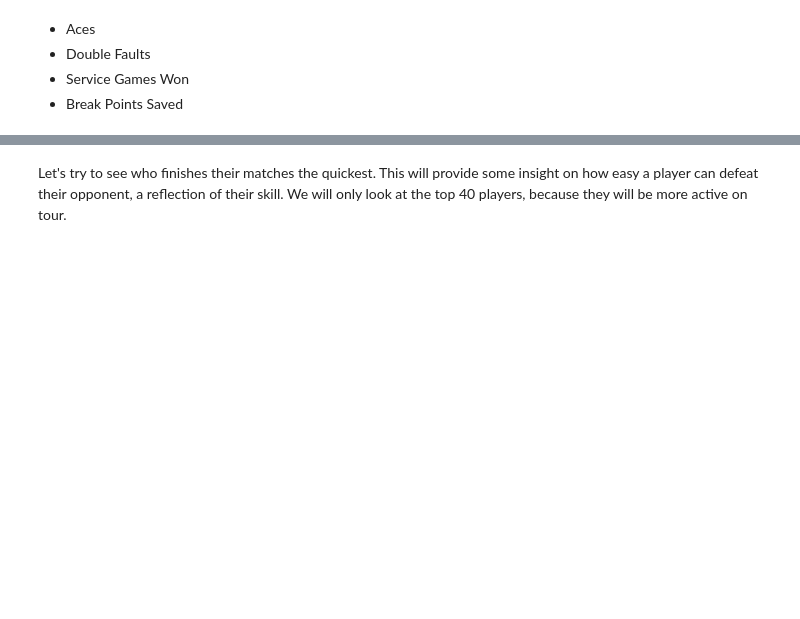
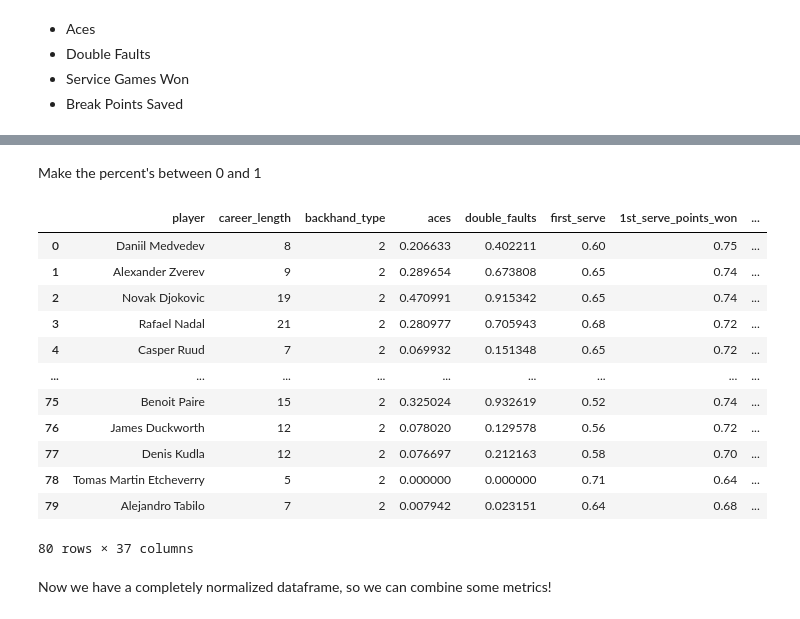
Before and after one commit to uodonnell/TennisEDA, a Jupyter notebook: notebook.ipynb, the cells around one changed output, grey strips where cells are left out. Saved outputs shown, nothing was run; the diff lists cells and outputs as text; code cells hidden in the pictures; blank space fills up the shorter version.

```diff
--- a/notebook.ipynb
+++ b/notebook.ipynb
@@ -226,6 +281,22 @@ tennis
-# %%
-tennis['total_games_played'] = tennis['service_games_played'] + tennis['return_games_played']
-
-tennis['avg_games_played_yr'] = tennis.apply(lambda x : x['total_games_played'] / float(x['career_length']), axis = 1)
-# %% [markdown]
-Let's try to see who finishes their matches the quickest. This will provide some insight on how easy a player can defeat their opponent, a reflection of their skill. We will only look at the top 40 players, because they will be more active on tour.
+# %%
+normalize = ['aces', 'double_faults','break_points_faced', 'service_games_played',
+       'total_service_points_won', 'total_break_pts',
+       'return_games_played', 'total_service_games_won', 'total_return_games_won',
+       'total_games_played', 'total_games_won', 'total_break_points_saved',
+       'avg_aces_yr', 'avg_double_faults_yr', 'avg_break_points_faced_yr',
+       'avg_service_games_played_yr', 'avg_total_break_pts_yr',
+       'avg_return_games_played_yr', 'avg_total_break_points_saved_yr',
+       'avg_total_return_games_won_yr', 'avg_total_service_games_won_yr',
+       'avg_total_games_played_yr', 'avg_total_games_won_yr']
+
+percents = ['first_serve', '1st_serve_points_won', '2nd_serve_points_won',
+        'break_points_saved', 'service_games_won', '1st_serve_return_won',
+        '2nd_serve_return_won', 'break_pts_conv', 'return_games_won',
+        'return_points_won', 'total_pts_won']
+# %%
+normalized = tennis.copy()
+for n in normalize:
+    # normalize
+    normalized[n] = (normalized[n]-normalized[n].min())/(normalized[n].max()-normalized[n].min())
+# %% [markdown]
+Make the percent's between 0 and 1
@@ -231,0 +305,18 @@ Let's try to see who finishes their matches the quickest. This will provide some
+# %%
+normalized
+# %% [output]
+|  | player | career_length | backhand_type | aces | double_faults | first_serve | 1st_serve_points_won | ... |
+| 0 | Daniil Medvedev | 8 | 2 | 0.206633 | 0.402211 | 0.60 | 0.75 | ... |
+| 1 | Alexander Zverev | 9 | 2 | 0.289654 | 0.673808 | 0.65 | 0.74 | ... |
+| 2 | Novak Djokovic | 19 | 2 | 0.470991 | 0.915342 | 0.65 | 0.74 | ... |
+| 3 | Rafael Nadal | 21 | 2 | 0.280977 | 0.705943 | 0.68 | 0.72 | ... |
+| 4 | Casper Ruud | 7 | 2 | 0.069932 | 0.151348 | 0.65 | 0.72 | ... |
+| ... | ... | ... | ... | ... | ... | ... | ... | ... |
+| 75 | Benoit Paire | 15 | 2 | 0.325024 | 0.932619 | 0.52 | 0.74 | ... |
+| 76 | James Duckworth | 12 | 2 | 0.078020 | 0.129578 | 0.56 | 0.72 | ... |
+| 77 | Denis Kudla | 12 | 2 | 0.076697 | 0.212163 | 0.58 | 0.70 | ... |
+| 78 | Tomas Martin Etcheverry | 5 | 2 | 0.000000 | 0.000000 | 0.71 | 0.64 | ... |
+| 79 | Alejandro Tabilo | 7 | 2 | 0.007942 | 0.023151 | 0.64 | 0.68 | ... |
+80 rows × 37 columns
+# %% [markdown]
+Now we have a completely normalized dataframe, so we can combine some metrics!
```
Also changed, not shown: parts of 49 cells of this notebook.
